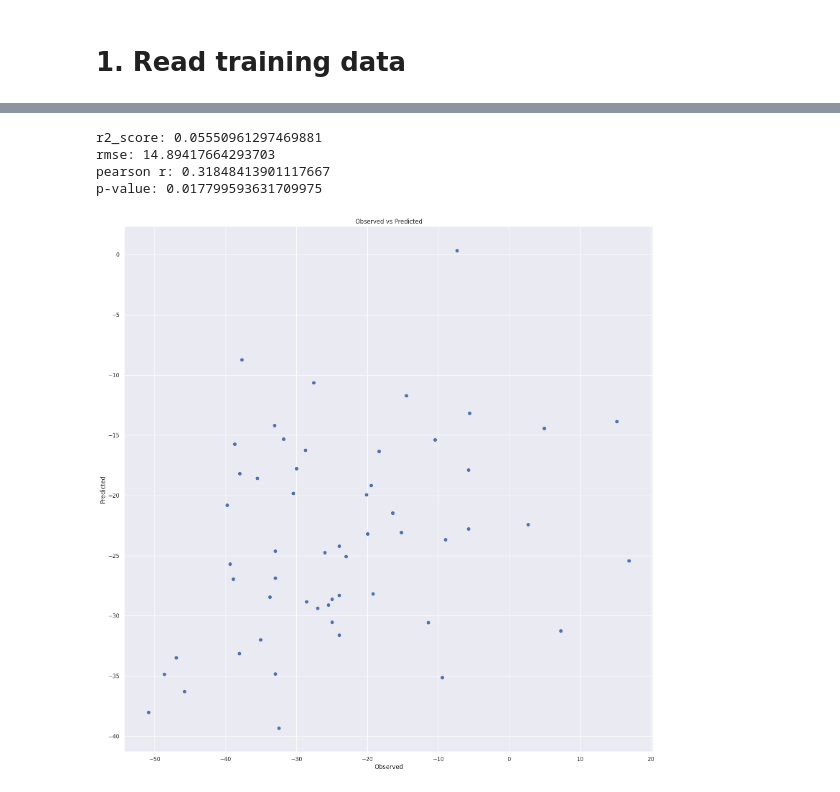
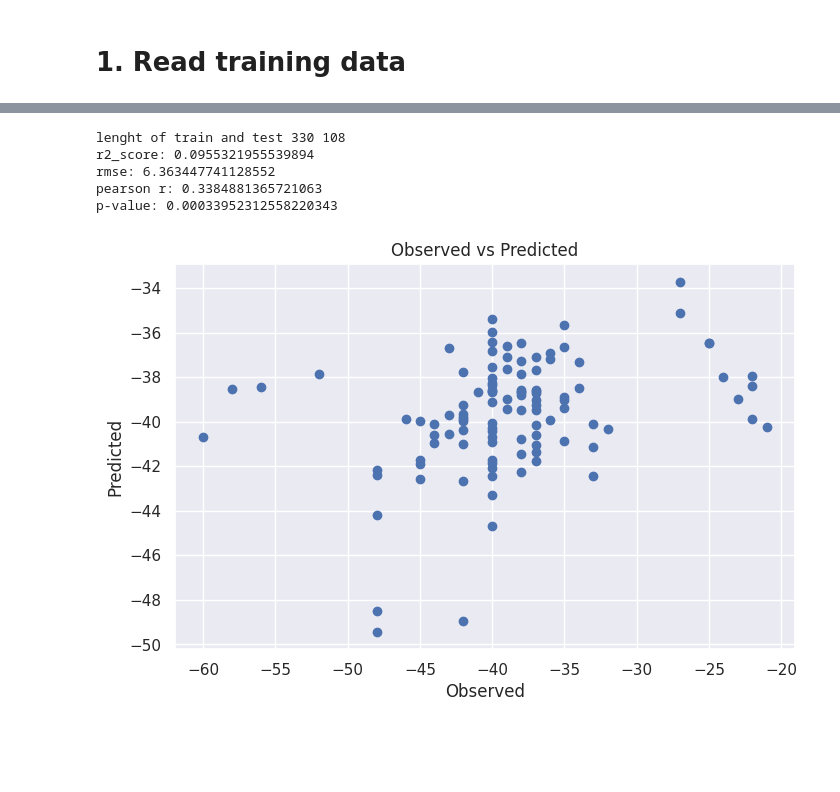
Before and after one commit to dfguerrerom/gwl-modeling, a Jupyter notebook: 3_west_sumatra_visual_interpretation.ipynb, the cells around one changed output, grey strips where cells are left out. Cells and saved outputs as stored; diff of their text form; code cells hidden in the pictures; blank space fills up the shorter version.

```diff
--- a/3_west_sumatra_visual_interpretation.ipynb
+++ b/3_west_sumatra_visual_interpretation.ipynb
@@ -34,5 +35,5 @@ array([407.,  nan, 404., 375., 256., 340.,  24.,  19., 114.,  99., 120.,
 # %%
-filter_condition = df.phu_id==835
+filter_condition = df.phu_id==71
 train_df = df[filter_condition]
 len(train_df)
 # %% [output]
@@ -70,0 +86,11 @@ train_df = train_df.groupby('id').filter(lambda group: len(group) >= min_obs)
+# %%
+train_df['month_year'] = train_df.index.to_period('M')
+unique_months = train_df['month_year'].unique()
+
+results = []
+
+for _ in range(5):
+    # Randomly select 20% of months for testing
+    test_months = np.random.choice(unique_months, size=int(len(unique_months) * 0.2), replace=False)
+    train_df = train_df[~train_df['month_year'].isin(test_months)]
+    test_df = train_df[train_df['month_year'].isin(test_months)]
@@ -85,27 +160,48 @@ regr = get_regressor()
 # %%
+
+# PCA TEST
+
+# Divide train and test by PCA and year
+# train_data = train_df[train_df.id.isin(pca1_and_pca2_1stq_ids) & train_df["date"].dt.year.isin([2020,2021,2022])]
+# test_data = train_df[train_df.id.isin(pca1_and_pca2_1stq_ids) & train_df["date"].dt.year.isin([2023])]
+
+# # Divide train and test by PCA and month
+train_data = train_df[train_df.id.isin(pca1_and_pca2_1stq_ids) & (train_df["date"].dt.month.isin([1,2,4,5,7,8,10,11,12]))]
+test_data = train_df[train_df.id.isin(pca1_and_pca2_1stq_ids) & (train_df["date"].dt.month.isin([3,6,9]))]
+
+
+X_train, X_test = train_data[explain_vars], test_data[explain_vars]
+y_train, y_test = train_data["gwl_cm"], test_data["gwl_cm"]
+
+print("lenght of train and test", len(X_train), len(X_test))
+
+####################### TRAIN
+
+regr = get_regressor()
 
 regr.fit(X_train, y_train)
 y_pred_test = regr.predict(X_test)
 
 r, p = pearsonr(y_test, y_pred_test)
 r2_score_val = r2_score(y_test, y_pred_test)
 rmse = np.sqrt(mean_squared_error(y_test, y_pred_test))
 
 # print all the metrics
 print(f"r2_score: {r2_score_val}")
 print(f"rmse: {rmse}")
 print(f"pearson r: {r}")
 print(f"p-value: {p}")
 
 # Plot the observed vs predicted with labels and title
 plt.scatter(y_test, y_pred_test)
 plt.xlabel("Observed")
 plt.ylabel("Predicted")
 plt.title("Observed vs Predicted")
 plt.show()
 # %% [output]
-r2_score: 0.05550961297469881
-rmse: 14.89417664293703
-pearson r: 0.31848413901117667
-p-value: 0.017799593631709975
+lenght of train and test 330 108
+r2_score: 0.0955321955539894
+rmse: 6.363447741128552
+pearson r: 0.3384881365721063
+p-value: 0.00033952312558220343
-[figure, old version]
+[figure, new version]
```
Also changed, not shown: parts of 14 cells of this notebook, 3 other files.
